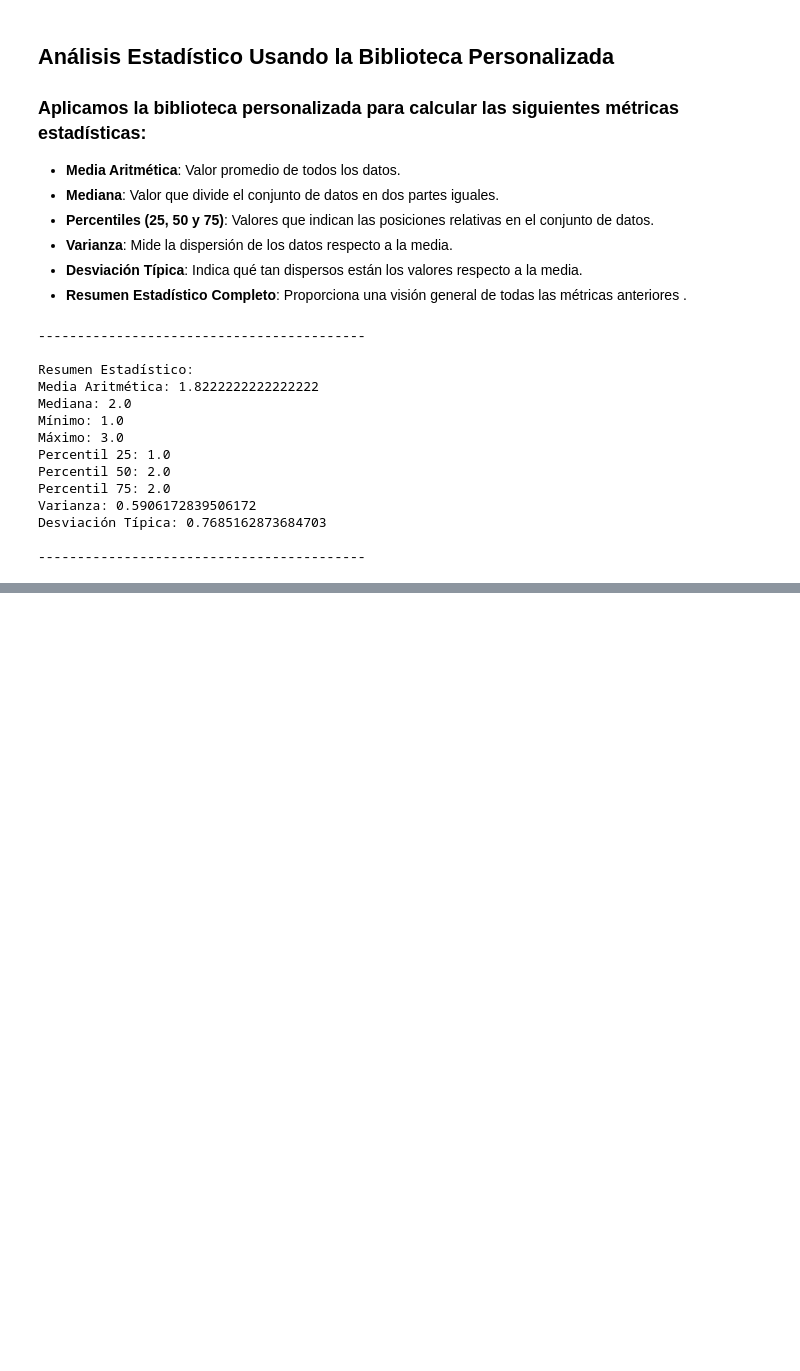
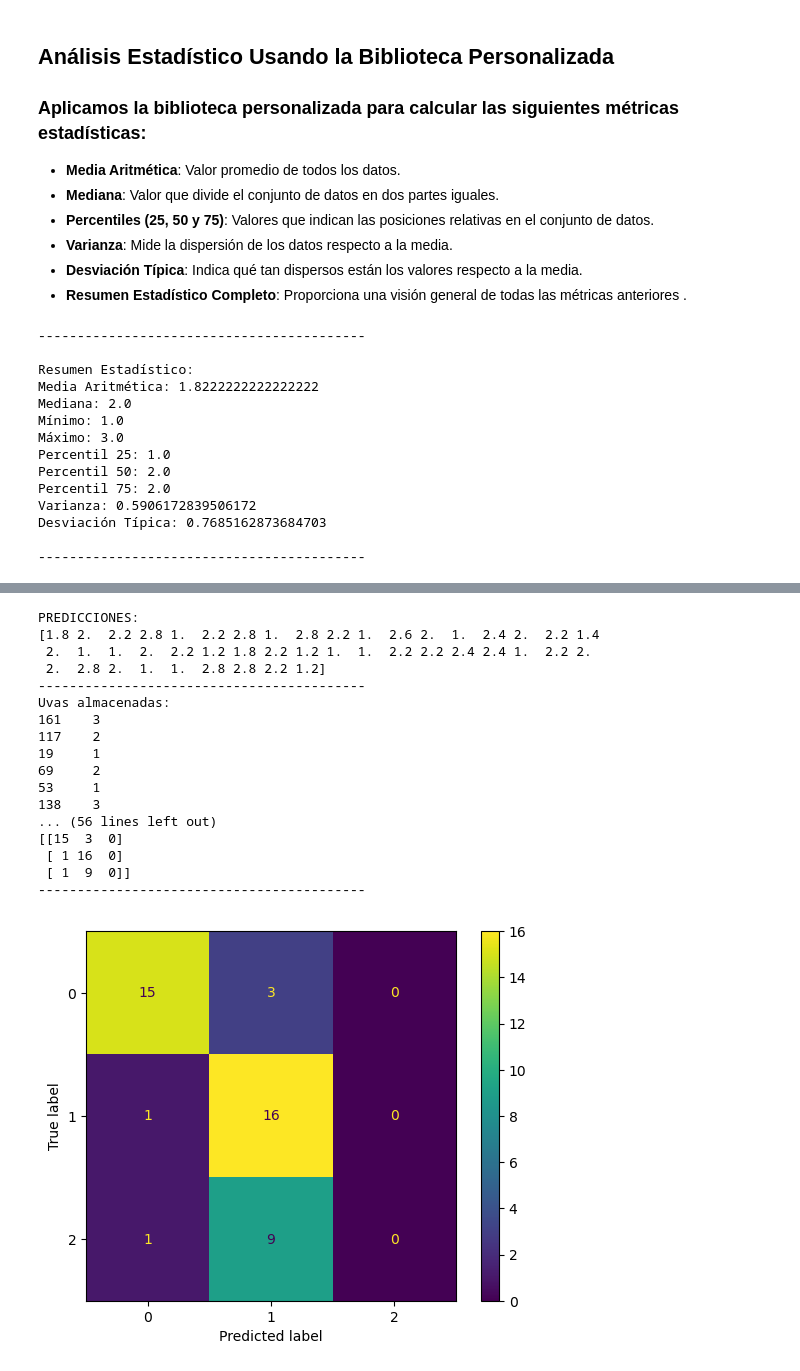
Before and after one commit to ikasle12345/RETO1, a Jupyter notebook: ModeloVino.ipynb, the cells around one changed output, grey strips where cells are left out. Saved outputs shown, nothing was run; the diff lists cells and outputs as text; code cells hidden in the pictures; blank space fills up the shorter version.

```diff
--- a/ModeloVino.ipynb
+++ b/ModeloVino.ipynb
@@ -258,0 +422,76 @@ Desviación Típica: 0.7685162873684703
+# %%
+import pandas as pd
+from sklearn.neighbors import KNeighborsRegressor
+from sklearn.model_selection import train_test_split
+from sklearn.metrics import mean_absolute_error, accuracy_score
+import matplotlib.pyplot as plt
+from sklearn.metrics import ConfusionMatrixDisplay
+from Biblioteca import EstadisticaDescriptiva
+
+wine_file_path = 'Wine_dataset.csv'
+wine_data = pd.read_csv(wine_file_path)
+
+y = wine_data['class']
+wine_features = ['Proanthocyanins', 'Proline ', 'OD280/OD315 of diluted wines', 'Flavanoids', 'Total phenols']
+x = wine_data[wine_features]
+
+train_x, val_x, train_y, val_y = train_test_split(x, y, random_state=1)
+
+wine_model3 = KNeighborsRegressor(n_neighbors=5) # no tiene el parametro random_state
+
+wine_model3.fit(train_x, train_y)
+
+predictions3 = wine_model3.predict(val_x)
+
+print("PREDICCIONES:")
+print(predictions3)
+print('------------------------------------------')
+print('Uvas almacenadas:')
+print(val_y)
+print('MAE:')
+print(f'{mean_absolute_error(val_y, predictions3) * 100}%')
+
+predictions_int3 = list(map(int, predictions3))
+accuracy3 = accuracy_score(val_y, predictions_int3)
+print("Accuracy:", accuracy3)
+
+print('------------------------------------------')
+
+prueba3 = EstadisticaDescriptiva()
+
+resumen3 = prueba3.resumenEstadistico(predictions_int3)
+
+print("Resumen Estadístico de las Predicciones:")
+for clave, valor in resumen2.items():
+    print(f"{clave}: {valor}")
+
+print('------------------------------------------')
+conf_matrix = confusion_matrix(val_y, predictions_int3)
+
+print("Matriz de Confusión:")
+print(conf_matrix)
+print('------------------------------------------')
+
+visualizar = ConfusionMatrixDisplay(confusion_matrix=conf_matrix)
+visualizar.plot()
+
+plt.show()
+# %% [output]
+PREDICCIONES:
+[1.8 2.  2.2 2.8 1.  2.2 2.8 1.  2.8 2.2 1.  2.6 2.  1.  2.4 2.  2.2 1.4
+ 2.  1.  1.  2.  2.2 1.2 1.8 2.2 1.2 1.  1.  2.2 2.2 2.4 2.4 1.  2.2 2.
+ 2.  2.8 2.  1.  1.  2.8 2.8 2.2 1.2]
+------------------------------------------
+Uvas almacenadas:
+161    3
+117    2
+19     1
+69     2
+53     1
+138    3
+... (56 lines left out)
+[[15  3  0]
+ [ 1 16  0]
+ [ 1  9  0]]
+------------------------------------------
+[figure, added]
```
Also changed, not shown: parts of 11 cells of this notebook.
